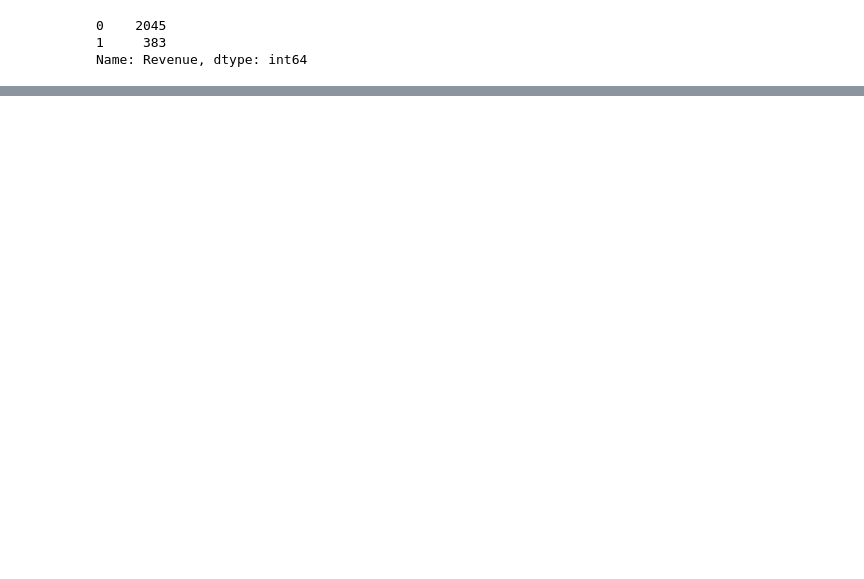
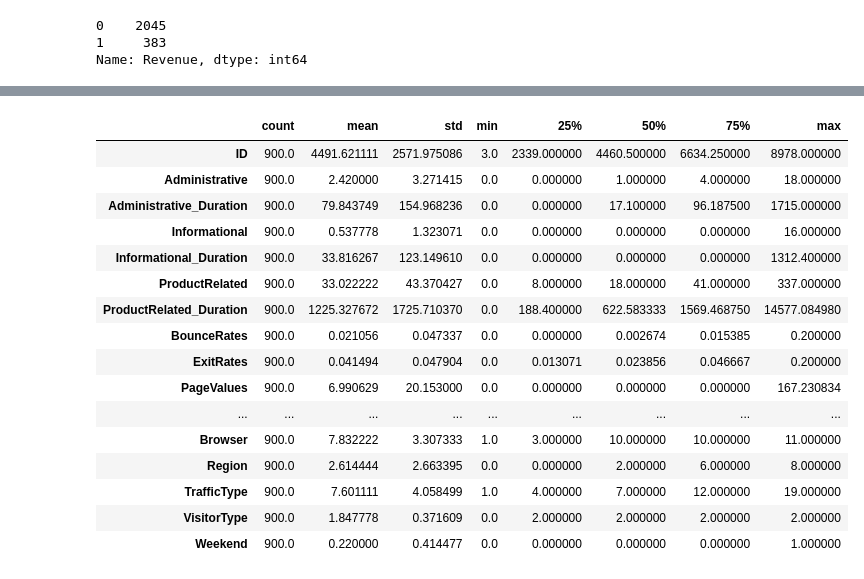
Before and after one commit to m10923039/data_question, a Jupyter notebook: Q1-Kf-im-train_test.ipynb, the cells around one changed output, grey strips where cells are left out. Drawn from its saved outputs; the diff is of its cells as text; code cells hidden in the pictures; blank space fills up the shorter version.

```diff
--- a/Q1-Kf-im-train_test.ipynb
+++ b/Q1-Kf-im-train_test.ipynb
@@ -518,0 +499,3 @@ df_model_score
+# %%
+df_test = pd.read_csv('test.csv')
+df_test
@@ -518,0 +516,20 @@ df_model_score
+# %%
+df_test.describe().T
+# %% [output]
+|  | count | mean | std | min | 25% | 50% | 75% | max |
+| ID | 900.0 | 4491.621111 | 2571.975086 | 3.0 | 2339.000000 | 4460.500000 | 6634.250000 | 8978.000000 |
+| Administrative | 900.0 | 2.420000 | 3.271415 | 0.0 | 0.000000 | 1.000000 | 4.000000 | 18.000000 |
+| Administrative_Duration | 900.0 | 79.843749 | 154.968236 | 0.0 | 0.000000 | 17.100000 | 96.187500 | 1715.000000 |
+| Informational | 900.0 | 0.537778 | 1.323071 | 0.0 | 0.000000 | 0.000000 | 0.000000 | 16.000000 |
+| Informational_Duration | 900.0 | 33.816267 | 123.149610 | 0.0 | 0.000000 | 0.000000 | 0.000000 | 1312.400000 |
+| ProductRelated | 900.0 | 33.022222 | 43.370427 | 0.0 | 8.000000 | 18.000000 | 41.000000 | 337.000000 |
+| ProductRelated_Duration | 900.0 | 1225.327672 | 1725.710370 | 0.0 | 188.400000 | 622.583333 | 1569.468750 | 14577.084980 |
+| BounceRates | 900.0 | 0.021056 | 0.047337 | 0.0 | 0.000000 | 0.002674 | 0.015385 | 0.200000 |
+| ExitRates | 900.0 | 0.041494 | 0.047904 | 0.0 | 0.013071 | 0.023856 | 0.046667 | 0.200000 |
+| PageValues | 900.0 | 6.990629 | 20.153000 | 0.0 | 0.000000 | 0.000000 | 0.000000 | 167.230834 |
+| ... | ... | ... | ... | ... | ... | ... | ... | ... |
+| Browser | 900.0 | 7.832222 | 3.307333 | 1.0 | 3.000000 | 10.000000 | 10.000000 | 11.000000 |
+| Region | 900.0 | 2.614444 | 2.663395 | 0.0 | 0.000000 | 2.000000 | 6.000000 | 8.000000 |
+| TrafficType | 900.0 | 7.601111 | 4.058499 | 1.0 | 4.000000 | 7.000000 | 12.000000 | 19.000000 |
+| VisitorType | 900.0 | 1.847778 | 0.371609 | 0.0 | 2.000000 | 2.000000 | 2.000000 | 2.000000 |
+| Weekend | 900.0 | 0.220000 | 0.414477 | 0.0 | 0.000000 | 0.000000 | 0.000000 | 1.000000 |
```
Also changed, not shown: parts of 27 cells of this notebook, 1 other file.
